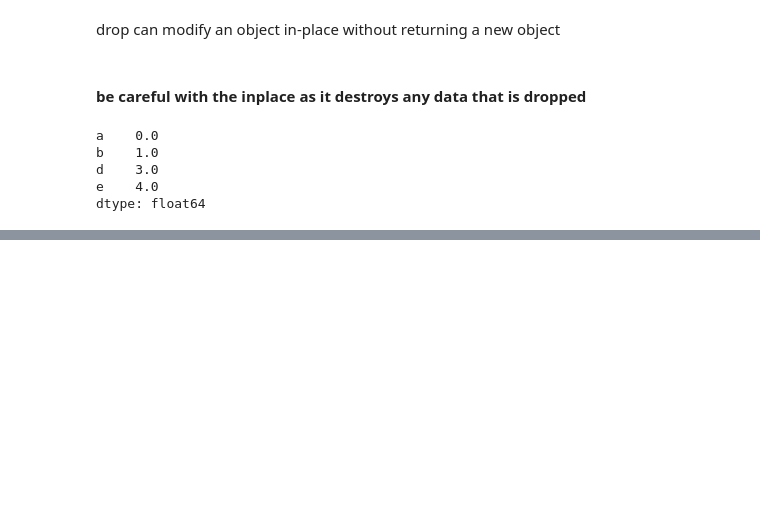
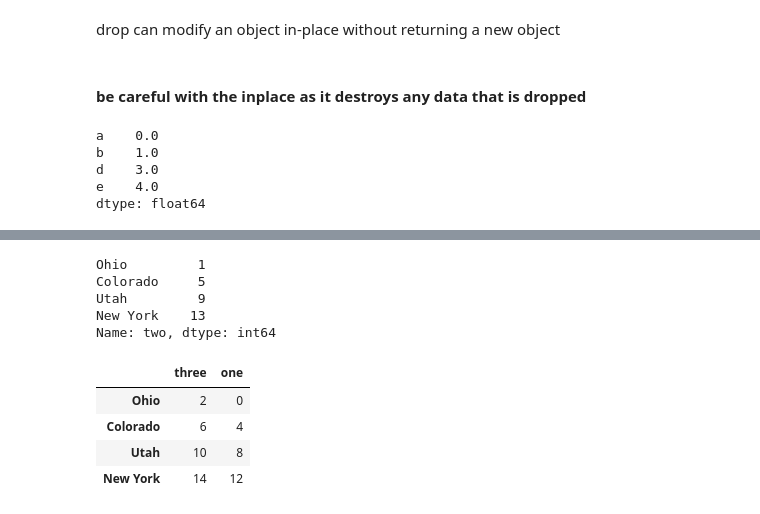
Before and after one commit to kbutalep/WesCh5, a Jupyter notebook: Chapter5WorkAlong.ipynb, the cells around one changed output, grey strips where cells are left out. Cells and saved outputs as stored; diff of their text form; code cells hidden in the pictures; blank space fills up the shorter version.

```diff
--- a/Chapter5WorkAlong.ipynb
+++ b/Chapter5WorkAlong.ipynb
@@ -656,0 +736,16 @@ dtype: float64
+# %%
+data['two']
+# %% [output]
+Ohio         1
+Colorado     5
+Utah         9
+New York    13
+Name: two, dtype: int64
+# %%
+data[['three', 'one']]
+# %% [output]
+|  | three | one |
+| Ohio | 2 | 0 |
+| Colorado | 6 | 4 |
+| Utah | 10 | 8 |
+| New York | 14 | 12 |
```
Also changed, not shown: parts of 27 cells of this notebook.
